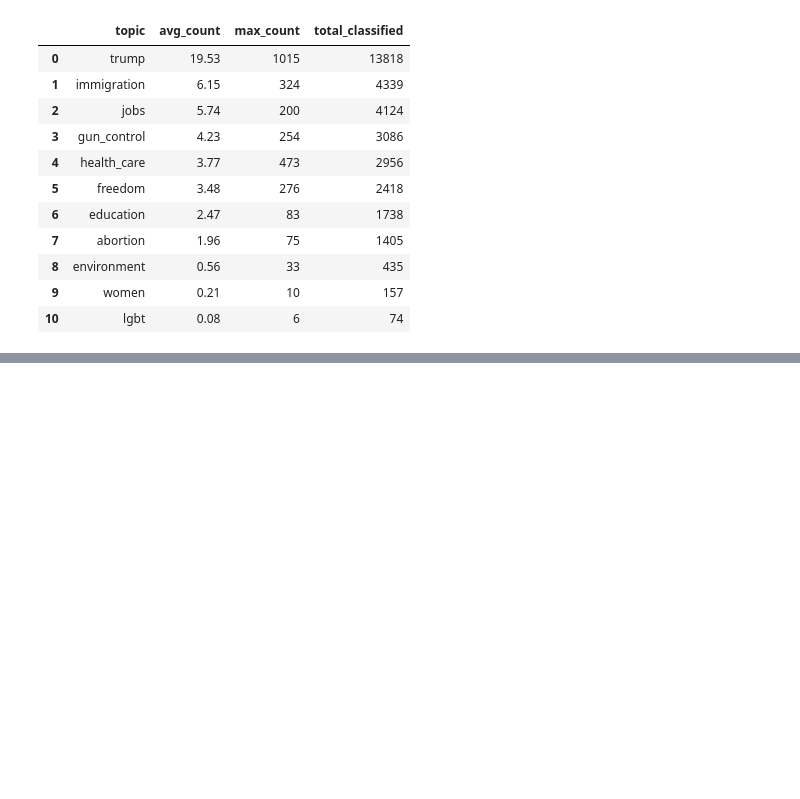
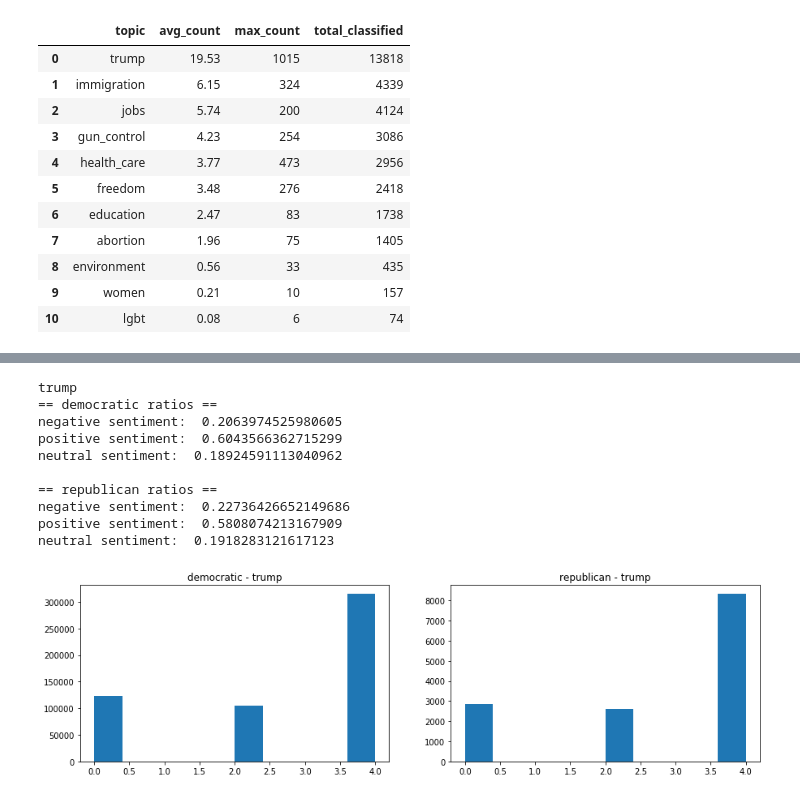
Before and after one commit to charles-tan/POCA, a Jupyter notebook: notebooks/topics_analysis.ipynb, the cells around one changed output, grey strips where cells are left out. Cells and saved outputs as stored; diff of their text form; code cells hidden in the pictures; blank space fills up the shorter version.

```diff
--- a/notebooks/topics_analysis.ipynb
+++ b/notebooks/topics_analysis.ipynb
@@ -148,0 +203,26 @@ total tweets:  175668
+# %%
+def print_sentiment_breakdown(tweets_topic_sa, topic):
+    print("== democratic ratios == ")
+    dem = tweets_topic_sa[(tweets_topic_sa[topic] == 1) & tweets_topic_sa['party'] == 1]
+    rep = tweets_topic_sa[(tweets_topic_sa[topic] == 1) & tweets_topic_sa['party'] == 0]
+    print("negative sentiment: ", len(dem[dem['sentiment'] == 0]) / len(dem))
+    print("positive sentiment: ", len(dem[dem['sentiment'] == 4]) / len(dem))
+    print("neutral sentiment: ", len(dem[dem['sentiment'] == 2]) / len(dem))
+
+    print("\n== republican ratios == ")
+    print("negative sentiment: ", len(rep[rep['sentiment'] == 0]) / len(rep))
+    print("positive sentiment: ", len(rep[rep['sentiment'] == 4]) / len(rep))
+    print("neutral sentiment: ", len(rep[rep['sentiment'] == 2]) / len(rep))
+
+def plot_topic(topic):
+    print(topic)
+    f, axs = plt.subplots(1,2,figsize=(15,4))
+    rep = tweets_topic_sa[(tweets_topic_sa[topic] == 1) & tweets_topic_sa['party'] == 1].sentiment
+    dem = tweets_topic_sa[(tweets_topic_sa[topic] == 1) & tweets_topic_sa['party'] == 0].sentiment
+
+    axs[0].hist(dem)
+    axs[0].set_title("democratic - {}".format(topic))
+    axs[1].hist(rep)
+    axs[1].set_title("republican - {}".format(topic))
+    print_sentiment_breakdown(tweets_topic_sa, topic)
+    return dem, rep
@@ -148,0 +238,17 @@ total tweets:  175668
+# %%
+topic = 'trump'
+
+dem, rep = plot_topic(topic)
+# print_sentiment_breakdown(dem, rep)
+# %% [output]
+trump
+== democratic ratios ==
+negative sentiment:  0.2063974525980605
+positive sentiment:  0.6043566362715299
+neutral sentiment:  0.18924591113040962
+
+== republican ratios ==
+negative sentiment:  0.22736426652149686
+positive sentiment:  0.5808074213167909
+neutral sentiment:  0.1918283121617123
+[figure, added]
```
Also changed, not shown: parts of 14 cells of this notebook, 5 other files.
